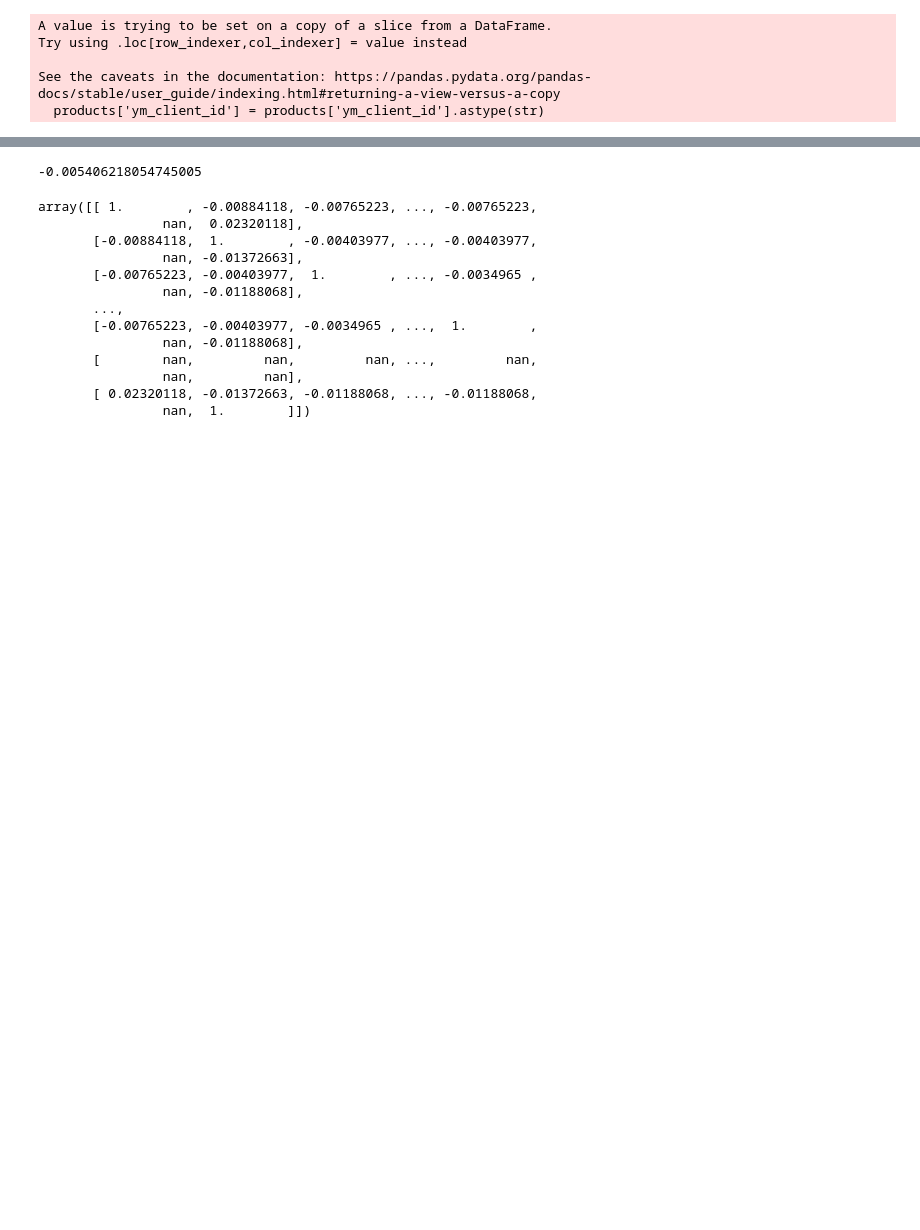
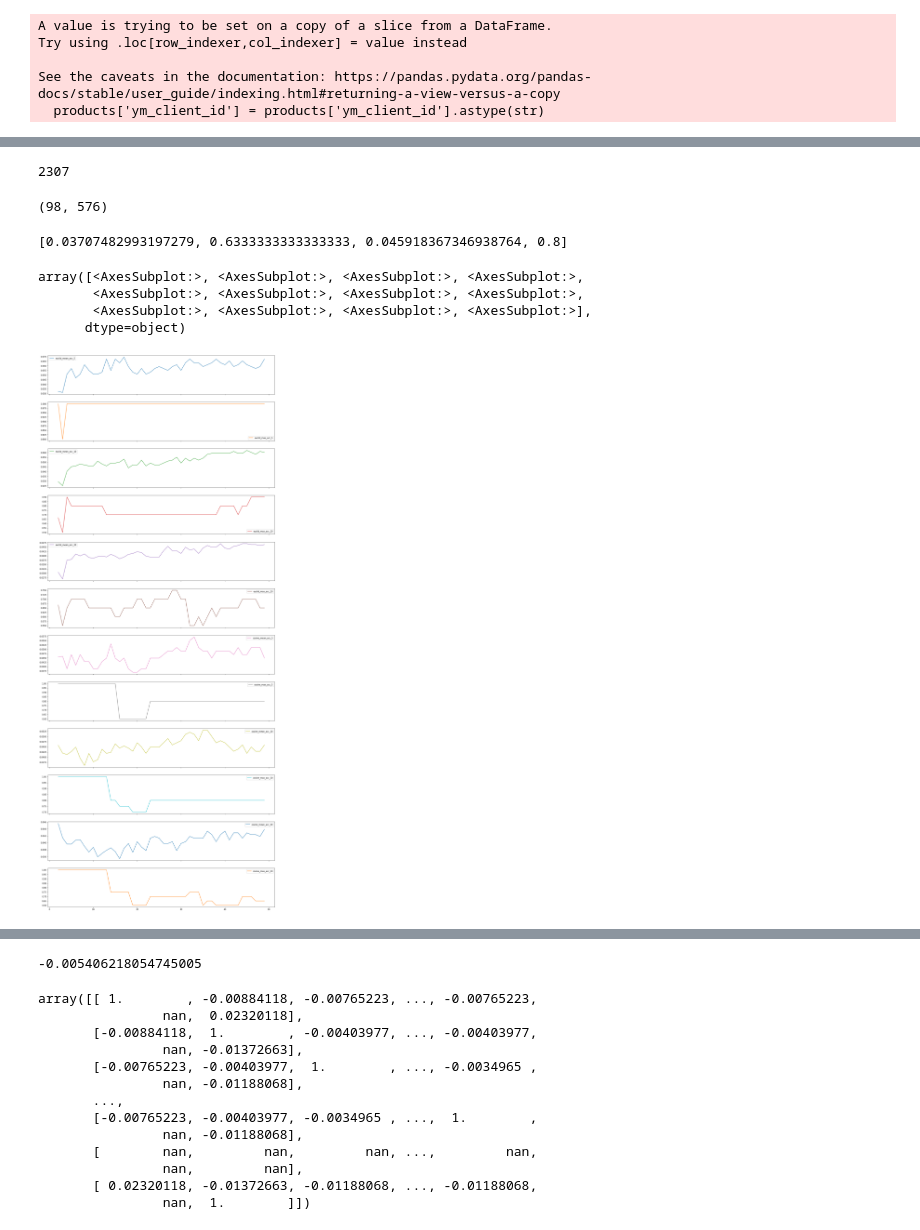
Before and after one commit to salamoslam/recommendations, a Jupyter notebook: notebooks/collaborative_filtration.ipynb, the cells around one changed output, grey strips where cells are left out. Cells and saved outputs as stored; diff of their text form; code cells hidden in the pictures; blank space fills up the shorter version.

```diff
--- a/notebooks/collaborative_filtration.ipynb
+++ b/notebooks/collaborative_filtration.ipynb
@@ -18,2 +214,26 @@ See the caveats in the documentation: https://pandas.pydata.org/pandas-docs/stab
 # %%
-item_user = pref_matrix.drop(columns=['id_s','item_total'], index = ['user_total'])
+# user_item_old = user_item_old.T
+user_item_old = user_item_old.drop(columns=['id_s','item_total'], index = ['user_total'])
+user_item_old_cut = cut_user_item(item_user=user_item_old)
+# %%
+matching_users = set(user_item_cut.index).intersection(set(user_item_old_cut.index))
+len(matching_users)
+# %% [output]
+2307
+# %%
+user_item_old_cut = user_item_old_cut.reindex(columns=user_item_cut.columns, fill_value=0)
+# %%
+# трейн выборка для первой метрики: те, у кого разность между бинаризованными векторами предпочтений ненулевая
+user_item_diff = pd.DataFrame(columns=user_item_cut.columns)
+users_with_new_prefs = []
+for user in user_item_old_cut.index:
+    #тут сначала бинаризовать а потом вычитать только!!!!!!!
+    new_prefs = (user_item_cut.loc[user]>0).astype(int) - (user_item_old_cut.loc[user]>0).astype(int)
+    if new_prefs.sum() > 0:
+        users_with_new_prefs.append(user)
+        user_item_diff = user_item_diff.append(new_prefs)
+
+user_item_diff
+# new_prefs
+# %% [output]
+(98, 576)
@@ -19,0 +266,5 @@ item_user = pref_matrix.drop(columns=['id_s','item_total'], index = ['user_total
+# %%
+a = precision_at_k(user_item_diff, user_dict, 30), precision_at_k(user_item_diff, user_dict, 10)
+[i for sub in a for i in sub]
+# %% [output]
+[0.03707482993197279, 0.6333333333333333, 0.045918367346938764, 0.8]
@@ -19,0 +316,28 @@ item_user = pref_matrix.drop(columns=['id_s','item_total'], index = ['user_total
+# %%
+# теперь, варьируя разные параметры (в первую очередь число соседей и метрику), найдем где достигается максимум метрик
+k_s = [5,10,20]
+results_euclid = pd.DataFrame(columns = [f'euclid_mean_acc_{k_s[0]}', f'euclid_max_acc_{k_s[0]}', f'euclid_mean_acc_{k_s[1]}', f'euclid_max_acc_{k_s[1]}', f'euclid_mean_acc_{k_s[2]}', f'euclid_max_acc_{k_s[2]}'])
+results_cosine = pd.DataFrame(columns = [f'cosine_mean_acc_{k_s[0]}', f'cosine_max_acc_{k_s[0]}',f'cosine_mean_acc_{k_s[1]}', f'cosine_max_acc_{k_s[1]}',f'cosine_mean_acc_{k_s[2]}', f'cosine_max_acc_{k_s[2]}'])
+for metric in ['euclid', 'cosine']:
+    for k in tqdm(range(2,50), leave = True):
+        user_dict = recommend_NN(user_item_old_cut,user_item_diff.index, metric = metric, k = k)
+        if metric == 'euclid':
+            a = precision_at_k(user_item_diff, user_dict, k_s[0]), \
+                precision_at_k(user_item_diff, user_dict, k_s[1]), \
+                precision_at_k(user_item_diff, user_dict, k_s[2])
+
+            results_euclid.loc[k] = [i for sub in a for i in sub]
+        if metric == 'cosine':
+            a = precision_at_k(user_item_diff, user_dict, k_s[0]), \
+                precision_at_k(user_item_diff, user_dict, k_s[1]), \
+                precision_at_k(user_item_diff, user_dict, k_s[2])
+
+            results_cosine.loc[k] = [i for sub in a for i in sub]
+results = results_euclid.join(results_cosine)
+results.plot(subplots = True, figsize = (20,50))
+# %% [output]
+array([<AxesSubplot:>, <AxesSubplot:>, <AxesSubplot:>, <AxesSubplot:>,
+       <AxesSubplot:>, <AxesSubplot:>, <AxesSubplot:>, <AxesSubplot:>,
+       <AxesSubplot:>, <AxesSubplot:>, <AxesSubplot:>, <AxesSubplot:>],
+      dtype=object)
+[figure, added]
```
Also changed, not shown: parts of 32 cells of this notebook, 3 other files.
